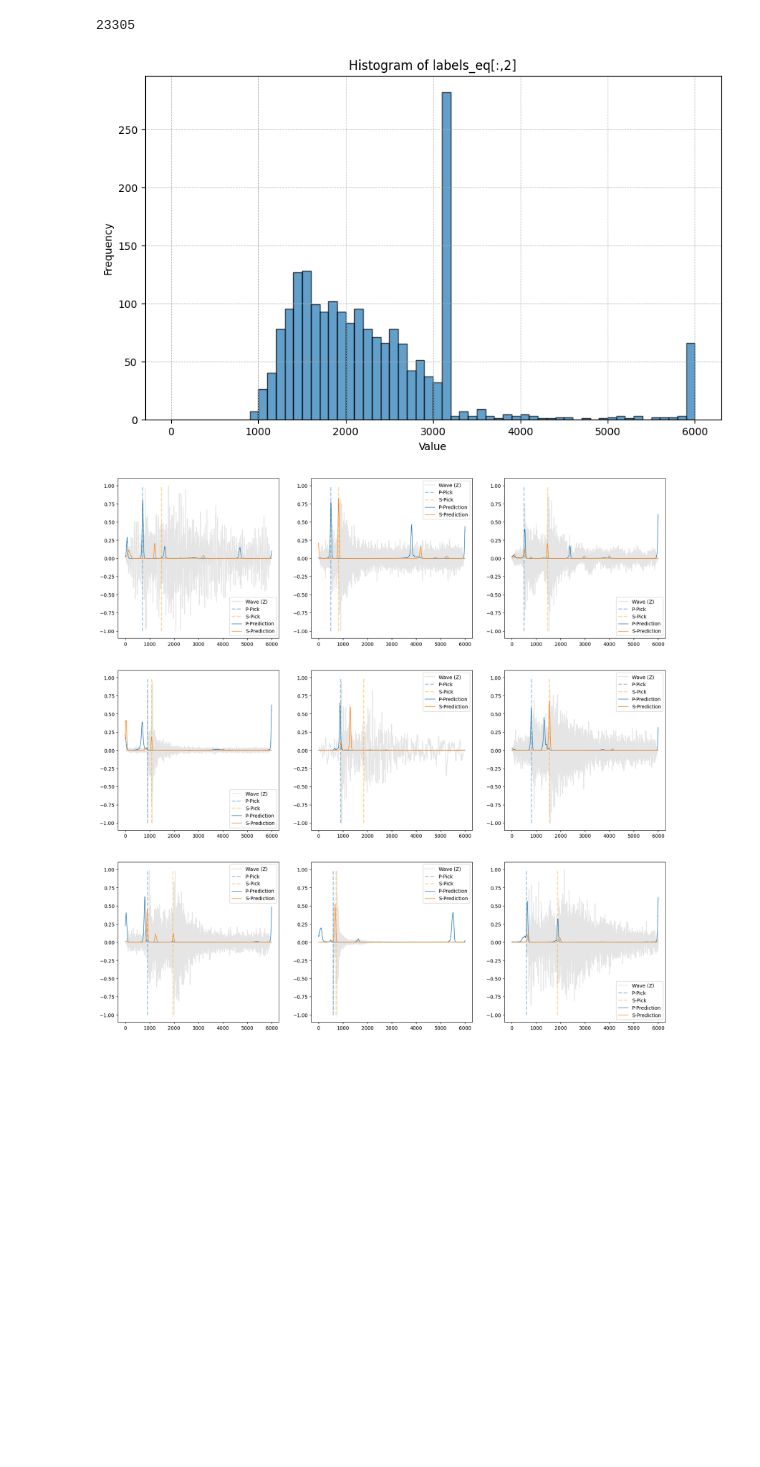
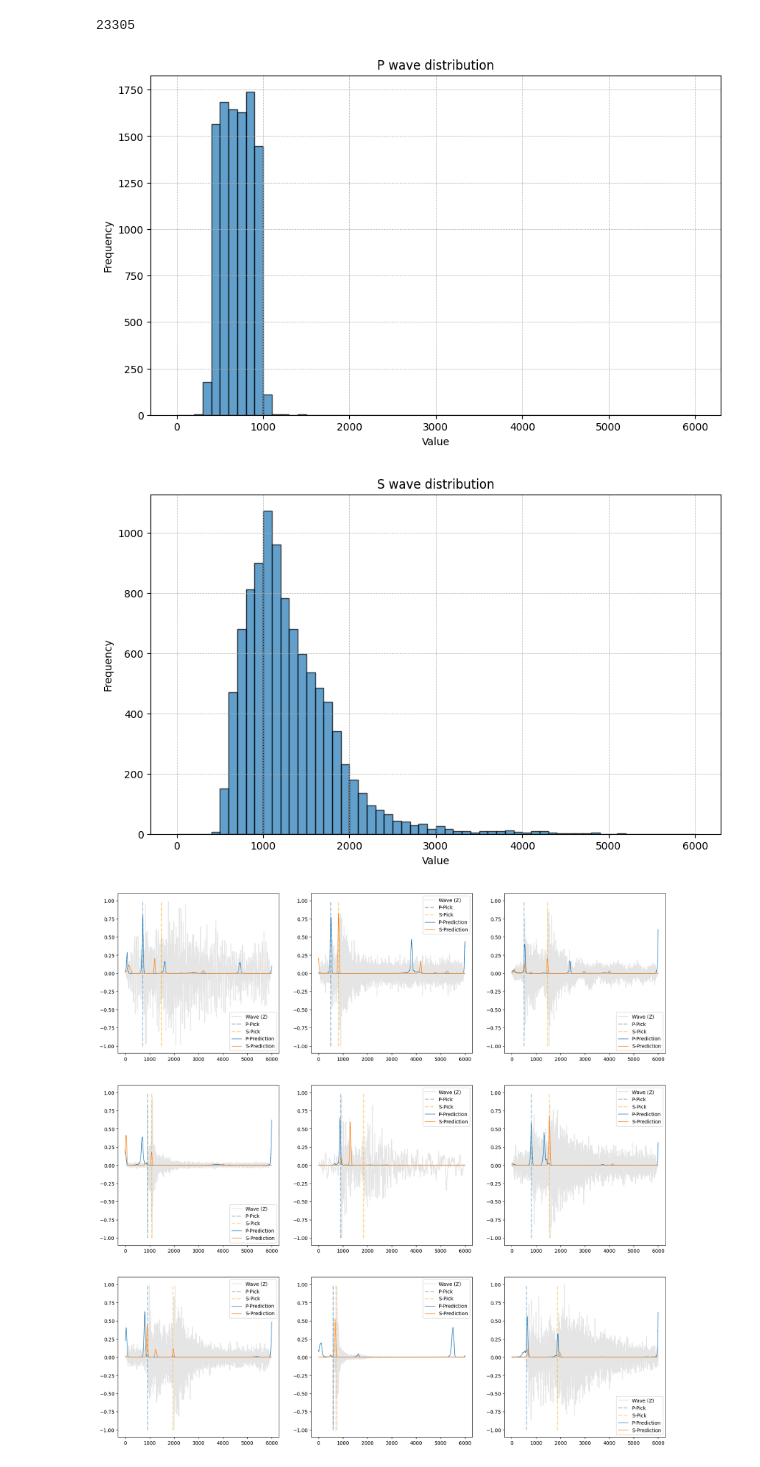
Before and after one commit to kerimoglutolga/earthquake-monitoring, a Jupyter notebook: notebooks/EQTransformerTesting.ipynb, the cells around one changed output. Cells and saved outputs as stored; diff of their text form; code cells hidden in the pictures; blank space fills up the shorter version.

Commit message:
Slight changes in BDL stuff and some plotting

```diff
--- a/notebooks/EQTransformerTesting.ipynb
+++ b/notebooks/EQTransformerTesting.ipynb
@@ -950,23 +949,35 @@ def files2waveTensor(csv_file, file_name, num_waves, noise = False, one_channel
 
     return wave_tensor, labels, snr_res
 # %%
-num_waves = 2000
+num_waves = 10000
 one_channel = True
 wave_tensor_eq, labels_eq, snr_eq = files2waveTensor(csv_file_eq, file_name_eq, num_waves, noise = False, one_channel=one_channel)
 wave_tensor_noise= files2waveTensor(csv_file_noise, file_name_noise, num_waves, noise = True, one_channel=one_channel)
 # %%
-data_to_plot = labels_eq[:, 2].numpy()
+data_to_plot = labels_eq[:, 0].numpy()
 
 # Creating the histogram
 plt.figure(figsize=(10, 6))
 plt.hist(data_to_plot, bins=range(0, 6001, 100), edgecolor="k", alpha=0.7)
-plt.title("Histogram of labels_eq[:,2]")
+plt.title("P wave distribution")
 plt.xlabel("Value")
 plt.ylabel("Frequency")
 plt.grid(True, which="both", linestyle="--", linewidth=0.5)
 plt.show()
+
+data_to_plot = labels_eq[:, 1].numpy()
+
+# Creating the histogram
+plt.figure(figsize=(10, 6))
+plt.hist(data_to_plot, bins=range(0, 6001, 100), edgecolor="k", alpha=0.7)
+plt.title("S wave distribution")
+plt.xlabel("Value")
+plt.ylabel("Frequency")
+plt.grid(True, which="both", linestyle="--", linewidth=0.5)
+plt.show()
 # %% [output]
-[figure, old version]
+[figure, new version]
+[figure, added]
 # %%
 def get_preds(model, wave_tensor, num_waves, eq = False):
     preds = torch.empty(num_waves, 3, 6000)
```
Also changed, not shown: parts of 8 cells of this notebook.
